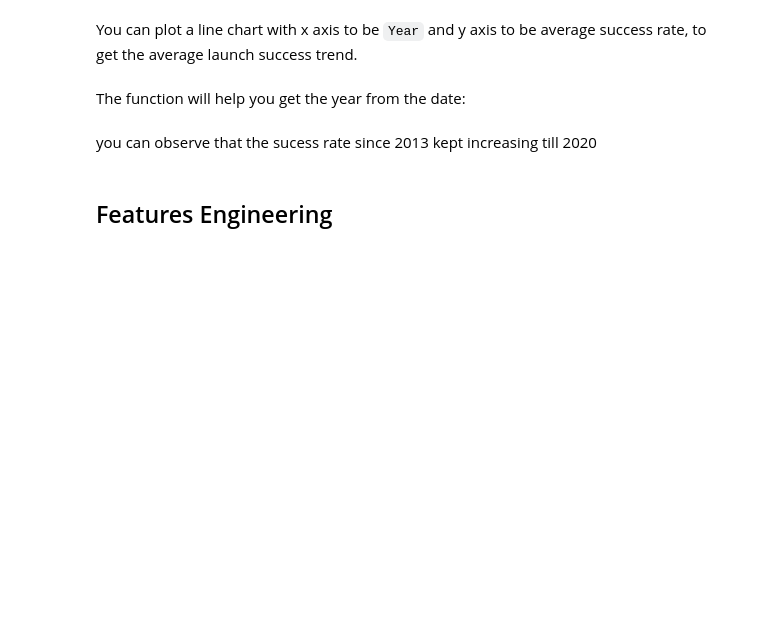
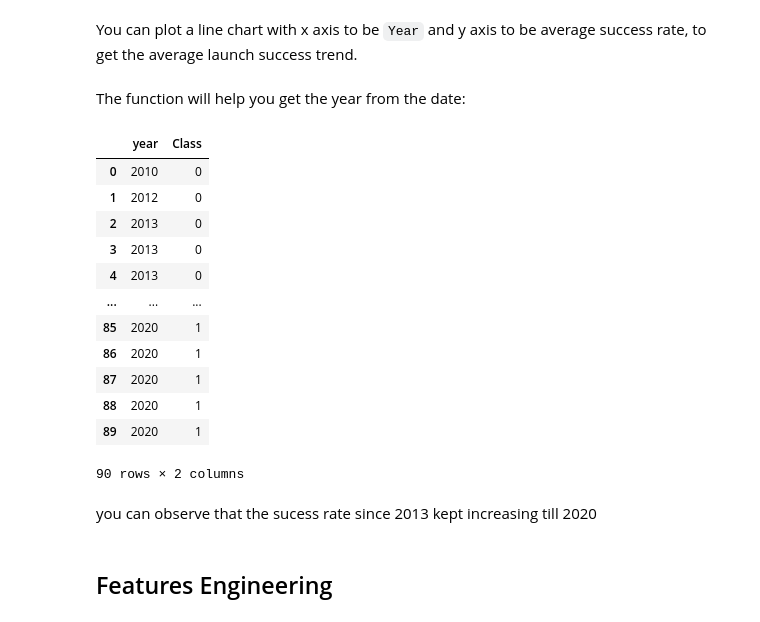
Before and after one commit to AliciaYCai/Test, a Jupyter notebook: EDA with Data Visualization.ipynb, the cells around one changed output. Drawn from its saved outputs; the diff is of its cells as text; code cells hidden in the pictures; blank space fills up the shorter version.

```diff
--- a/EDA with Data Visualization.ipynb
+++ b/EDA with Data Visualization.ipynb
@@ -170,6 +170,23 @@ def Extract_year(date):
     return year
 # %%
 # Plot a line chart with x axis to be the extracted year and y axis to be the success rate
+df1=pd.DataFrame(Extract_year(df['Date']),columns =['year'])
+df1['Class']=df['Class']
+df1
+# %% [output]
+|  | year | Class |
+| 0 | 2010 | 0 |
+| 1 | 2012 | 0 |
+| 2 | 2013 | 0 |
+| 3 | 2013 | 0 |
+| 4 | 2013 | 0 |
+| ... | ... | ... |
+| 85 | 2020 | 1 |
+| 86 | 2020 | 1 |
+| 87 | 2020 | 1 |
+| 88 | 2020 | 1 |
+| 89 | 2020 | 1 |
+90 rows × 2 columns
 # %% [markdown]
 you can observe that the sucess rate since 2013 kept increasing till 2020
 # %% [markdown]
```
Also changed, not shown: parts of 5 cells of this notebook.
